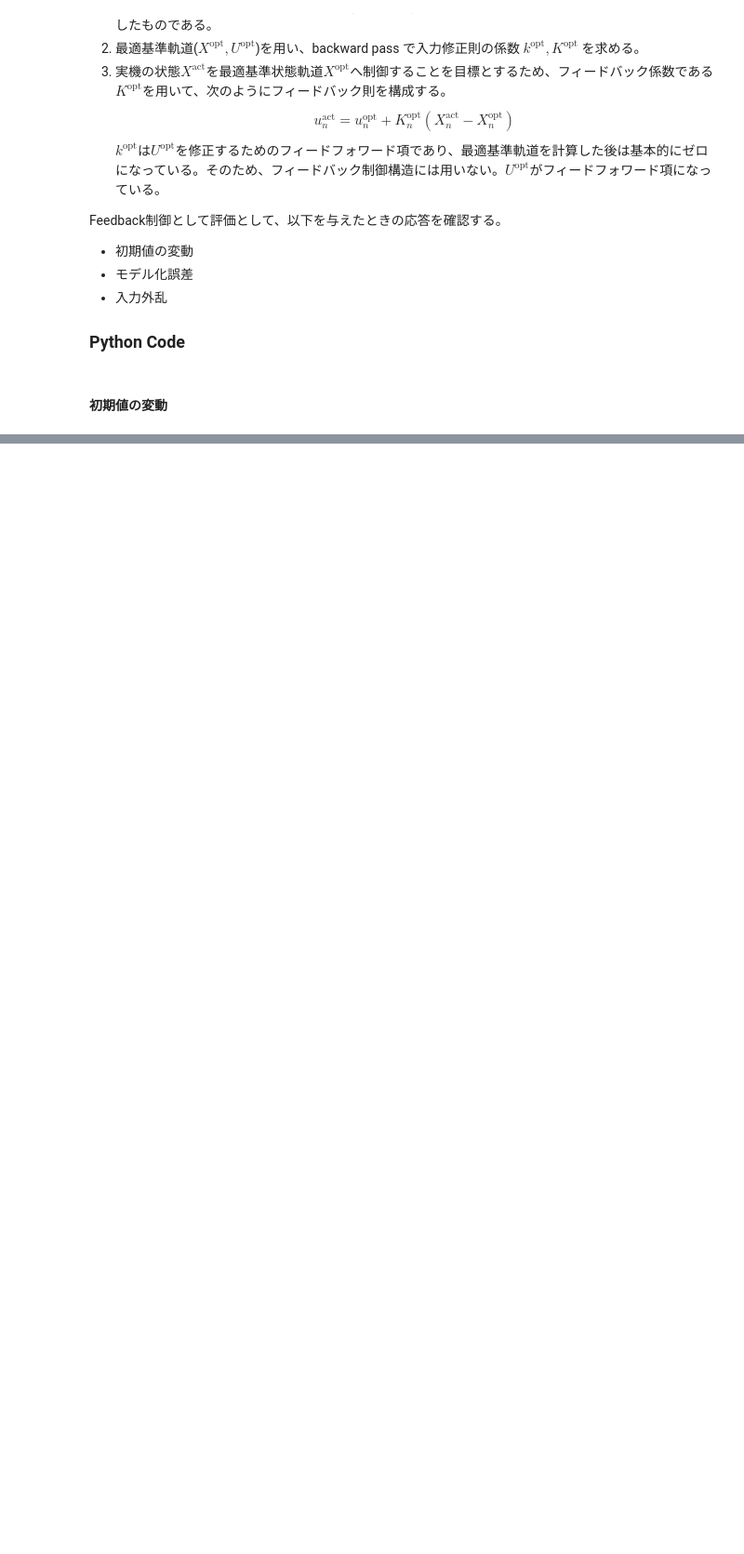
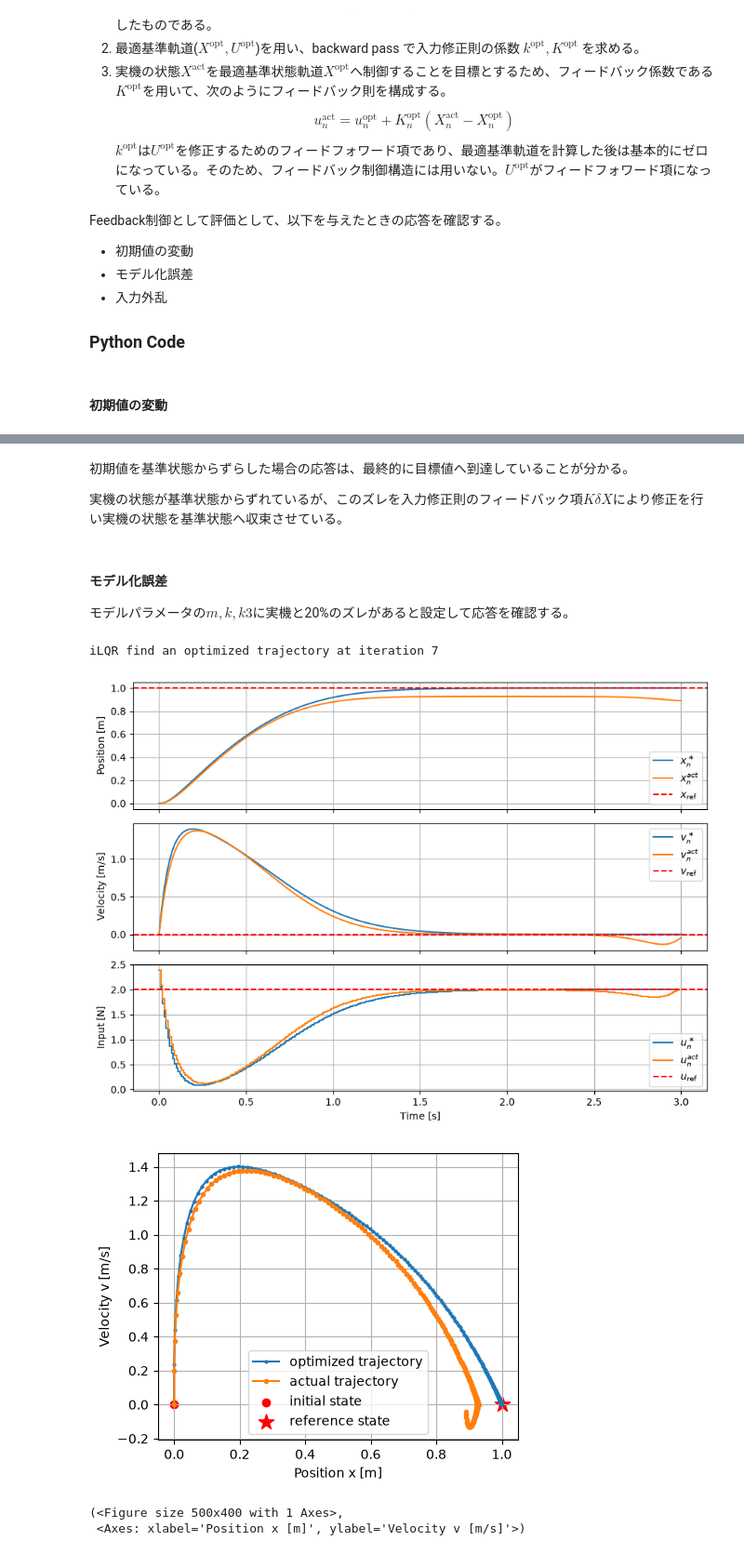
Before and after one commit to hideto008/learning_iLQR, a Jupyter notebook: notes/step7.ipynb, the cells around one changed output, grey strips where cells are left out. Shown at 93% size. Cells and saved outputs as stored; diff of their text form; code cells hidden in the pictures; blank space fills up the shorter version.

```diff
--- a/notes/step7.ipynb
+++ b/notes/step7.ipynb
@@ -1076,0 +1122,42 @@ plot_feedback_trajectory(X_opt_array, U_opt_array, X_act_array, U_cmd_array, dis
+# %% [markdown]
+初期値を基準状態からずらした場合の応答は、最終的に目標値へ到達していることが分かる。
+
+実機の状態が基準状態からずれているが、このズレを入力修正則のフィードバック項$K \delta X$により修正を行い実機の状態を基準状態へ収束させている。
+# %% [markdown]
+#### モデル化誤差
+
+モデルパラメータの$m, k, k3$に実機と20%のズレがあると設定して応答を確認する。
+# %%
+# iLQRによる事前の最適基準軌道の計算
+N = 300
+U_array = np.zeros((N, 1)) # 初期入力
+
+params_model = Parameters(
+    qx=5,qv=5, r=2,
+    qxN=20, qvN=10, q4N=20)
+
+x_ref = 1.0 # [m]
+v_ref = 0.0 # [m/s]
+u_ref = params_model.k * x_ref + params_model.k3*x_ref**3
+
+X_model_init = np.array([0.0, 0.0]) # 初期状態
+
+X_opt_array, U_opt_array, alpha_array, cost_array = calculate_iLQR(
+    X_model_init, U_array, x_ref, v_ref, u_ref, params_model
+)
+
+# 基準軌道を用いた入力修正項の計算
+_, K_opt_array = backward_pass(X_opt_array, U_opt_array, x_ref, v_ref, u_ref, params_model)
+
+# 実機Simulation
+params_act = Parameters(m=params_model.m*1.2, k=params_model.k*1.2, k3=params_model.k3*1.2)
+X_act_array, U_cmd_array, disturbance_array = feedback_simulation(X_opt_array, U_opt_array, K_opt_array,params_act,X_model_init)
+
+plot_feedback_trajectory(X_opt_array, U_opt_array, X_act_array, U_cmd_array, disturbance_array, params_model, x_ref, v_ref, u_ref)
+plot_feedback_phase_plane(X_opt_array, X_act_array, x_ref, v_ref)
+# %% [output]
+iLQR find an optimized trajectory at iteration 7
+[figure, added]
+[figure, added]
+(<Figure size 500x400 with 1 Axes>,
+ <Axes: xlabel='Position x [m]', ylabel='Velocity v [m/s]'>)
```
Also changed, not shown: parts of 6 cells of this notebook.
